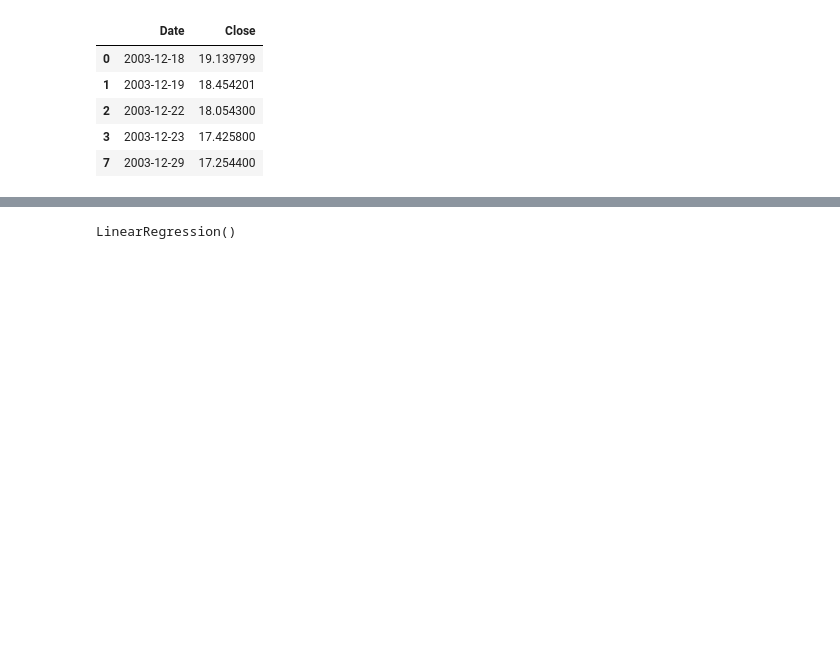
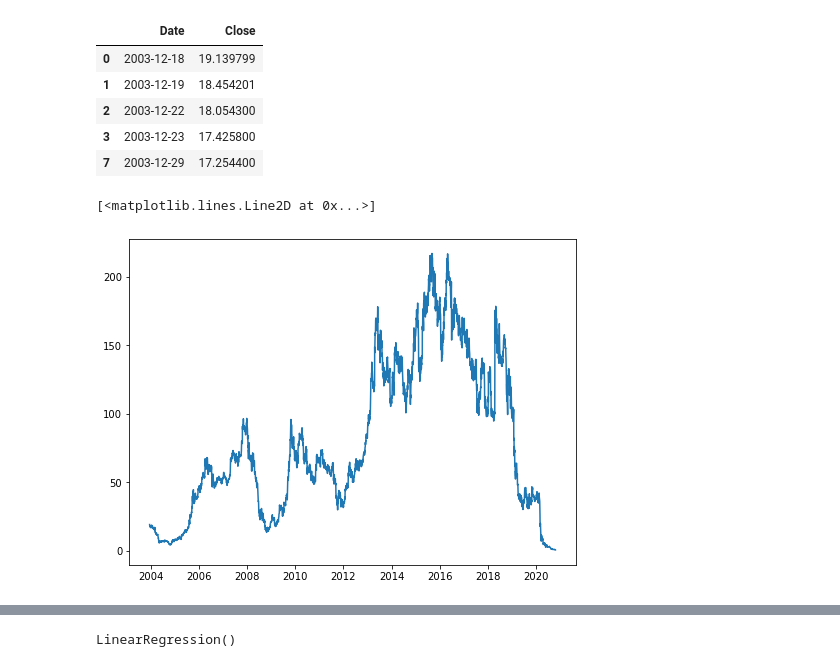
Before and after one commit to fatimaaaaaaa/DAVE3625_Asn2, a Jupyter notebook: Assignment 2 - Norwegian Airlines Stock Prediction-Copy2.ipynb, the cells around one changed output, grey strips where cells are left out. Drawn from its saved outputs; the diff is of its cells as text; code cells hidden in the pictures; blank space fills up the shorter version.

```diff
--- a/Assignment 2 - Norwegian Airlines Stock Prediction-Copy2.ipynb
+++ b/Assignment 2 - Norwegian Airlines Stock Prediction-Copy2.ipynb
@@ -70,3 +70,13 @@ norw_data.head()
 | 2 | 2003-12-22 | 18.054300 |
 | 3 | 2003-12-23 | 17.425800 |
 | 7 | 2003-12-29 | 17.254400 |
+# %%
+norw_data['Date'] = pd.to_datetime(norw_data.Date,format='%Y-%m-%d')
+norw_data.index = norw_data['Date']
+
+#plot
+plt.figure(figsize=(8,6))
+plt.plot(norw_data['Close'], label='Close Price history')
+# %% [output]
+[<matplotlib.lines.Line2D at 0x...>]
+[figure, added]
```
Also changed, not shown: parts of 11 cells of this notebook.
